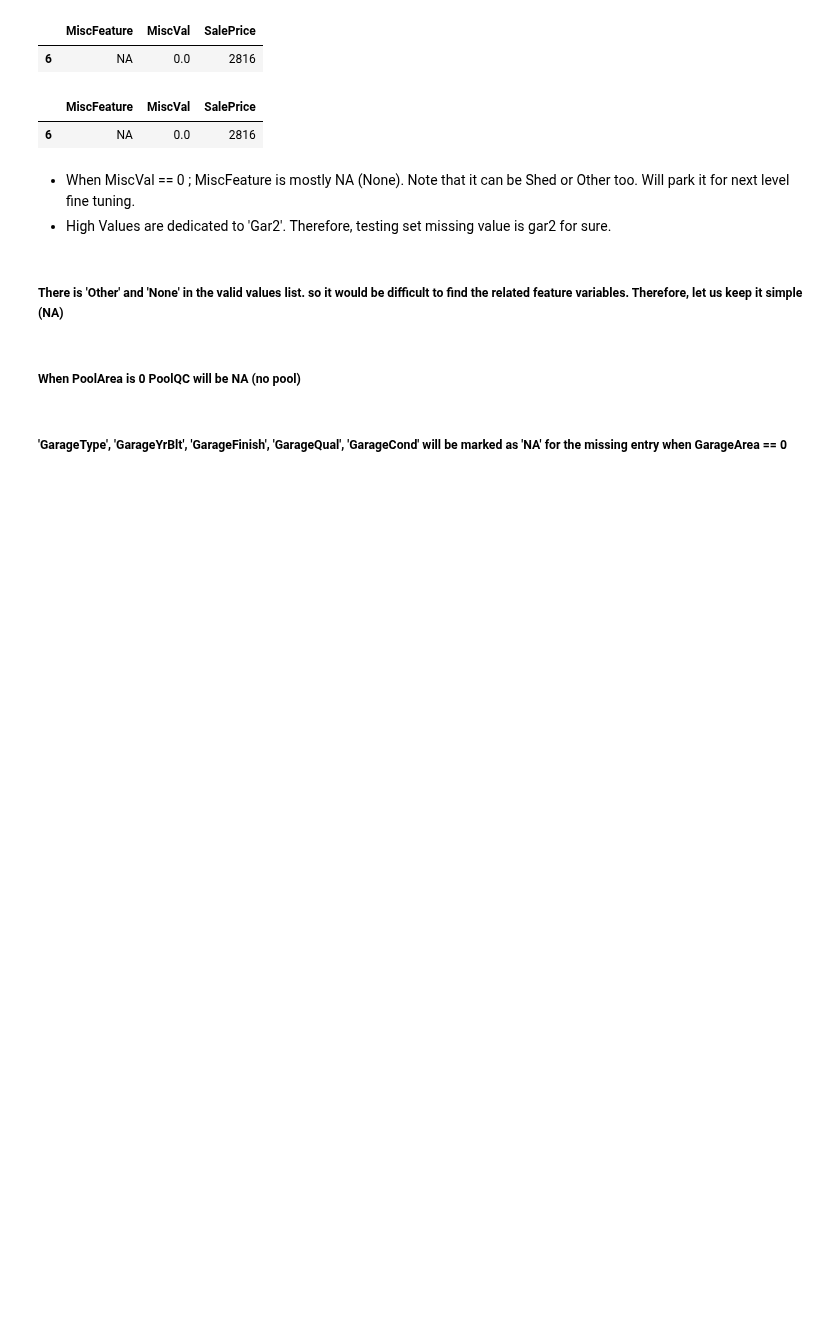
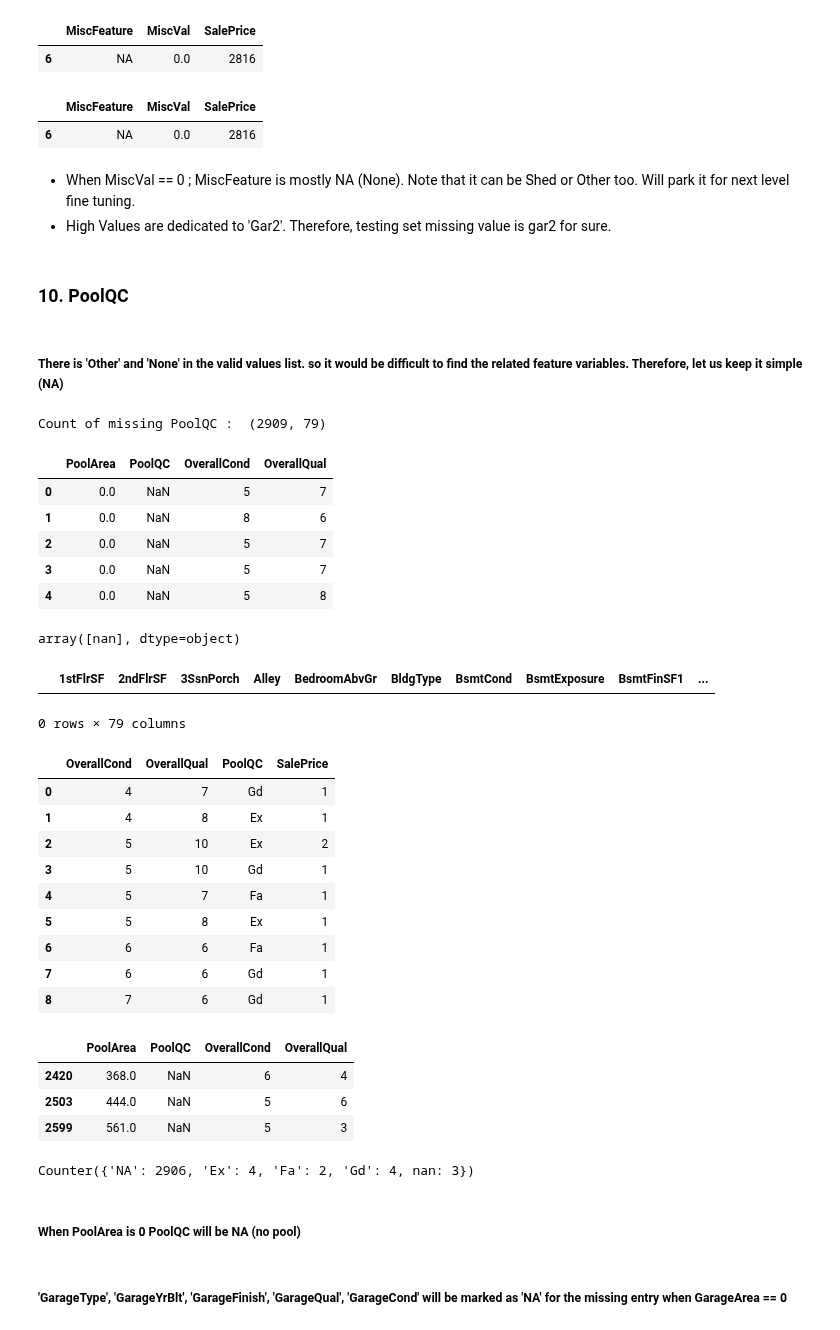
Before and after one commit to PadmarajBhat/Kaggle-Dataset-Exploration, a Jupyter notebook: House Prices- Advanced Regression Techniques/Data Wrangling/House Prices - ART(Wrangling).ipynb, the cells around one changed output. Cells and saved outputs as stored; diff of their text form; code cells hidden in the pictures; blank space fills up the shorter version.

Commit message:
feat: Wrangling v4.6 : Cleaning - PoolQC
- PoolQC = NA when we have PoolArea = 0
- However, I am taking a hunch when PoolArea > 0

```diff
--- a/House Prices- Advanced Regression Techniques/Data Wrangling/House Prices - ART(Wrangling).ipynb
+++ b/House Prices- Advanced Regression Techniques/Data Wrangling/House Prices - ART(Wrangling).ipynb
@@ -758,6 +758,8 @@ df_misc = miscFeatureWrangle(df_mas)
 # %% [markdown]
 * When MiscVal == 0 ; MiscFeature is mostly NA (None). Note that it can be Shed or Other too. Will park it for next level fine tuning.
 * High Values are dedicated to 'Gar2'. Therefore, testing set missing value is gar2 for sure.
+# %% [markdown]
+### 10. PoolQC
 # %%
 def miscWrangling():
     df = pd.read_csv('train.csv')
@@ -766,16 +768,53 @@ def miscWrangling():
 miscWrangling()
 # %% [markdown]
 ##### There is 'Other' and 'None' in the valid values list. so it would be difficult to find the related feature variables. Therefore, let us keep it simple (NA)
-# %%
-def poolWrangling():
-    df = pd.read_csv('train.csv')
-    print("Count of missing PoolQC : ",df[df.PoolQC.isna()].shape)
-
-    display.display(df[df.PoolQC.isna()][['PoolArea', 'PoolQC']].head())
-    display.display(df[df.PoolQC.isna()][['PoolArea', 'PoolQC']].shape)
-    display.display(df[df.PoolArea == 0][['PoolArea', 'PoolQC']].shape)
-
-poolWrangling()
+# %%
+def poolWrangling(df_temp):
+    df=df_temp.copy()
+    #df = pd.read_csv('train.csv')
+    print("Count of missing PoolQC : ",df[df.PoolQC.isna()].shape)
+
+    dd(df[df.PoolQC.isna()][['PoolArea', 'PoolQC','OverallCond','OverallQual']].head())
+    #dd(df[df.PoolQC.isna()][['PoolArea', 'PoolQC','OverallCond','OverallQual']])
+    dd(df[df.PoolArea == 0][['PoolArea', 'PoolQC','OverallCond','OverallQual']]['PoolQC'].unique())
+    dd(df[df.PoolArea.isna()])
+
+    dd(df.groupby(['OverallCond','OverallQual','PoolQC']).agg('count').reset_index()[['OverallCond','OverallQual','PoolQC','SalePrice']])
+    df['PoolQC'] = df.PoolQC.fillna("NA")
+    df['PoolQC'] = df.apply(lambda x: "Fa" if (x['PoolArea'] > 0) & (x['PoolQC'] == "NA") else x['PoolQC'],axis=1)
+    #dd(df.fillna("NA").groupby(['PoolArea','PoolQC']).agg('count').reset_index()[['PoolArea','PoolQC','SalePrice']])
+    dd(df[df.PoolQC.isna()][['PoolArea', 'PoolQC','OverallCond','OverallQual']])
+    dd(Counter(df.PoolQC))
+
+    return df
+
+df_pool = poolWrangling(df_misc)
+# %% [output]
+Count of missing PoolQC :  (2909, 79)
+|  | PoolArea | PoolQC | OverallCond | OverallQual |
+| 0 | 0.0 | NaN | 5 | 7 |
+| 1 | 0.0 | NaN | 8 | 6 |
+| 2 | 0.0 | NaN | 5 | 7 |
+| 3 | 0.0 | NaN | 5 | 7 |
+| 4 | 0.0 | NaN | 5 | 8 |
+array([nan], dtype=object)
+|  | 1stFlrSF | 2ndFlrSF | 3SsnPorch | Alley | BedroomAbvGr | BldgType | BsmtCond | BsmtExposure | BsmtFinSF1 | ... |
+0 rows × 79 columns
+|  | OverallCond | OverallQual | PoolQC | SalePrice |
+| 0 | 4 | 7 | Gd | 1 |
+| 1 | 4 | 8 | Ex | 1 |
+| 2 | 5 | 10 | Ex | 2 |
+| 3 | 5 | 10 | Gd | 1 |
+| 4 | 5 | 7 | Fa | 1 |
+| 5 | 5 | 8 | Ex | 1 |
+| 6 | 6 | 6 | Fa | 1 |
+| 7 | 6 | 6 | Gd | 1 |
+| 8 | 7 | 6 | Gd | 1 |
+|  | PoolArea | PoolQC | OverallCond | OverallQual |
+| 2420 | 368.0 | NaN | 6 | 4 |
+| 2503 | 444.0 | NaN | 5 | 6 |
+| 2599 | 561.0 | NaN | 5 | 3 |
+Counter({'NA': 2906, 'Ex': 4, 'Fa': 2, 'Gd': 4, nan: 3})
 # %% [markdown]
 ##### When PoolArea is 0 PoolQC will be NA (no pool)
 # %%
```
